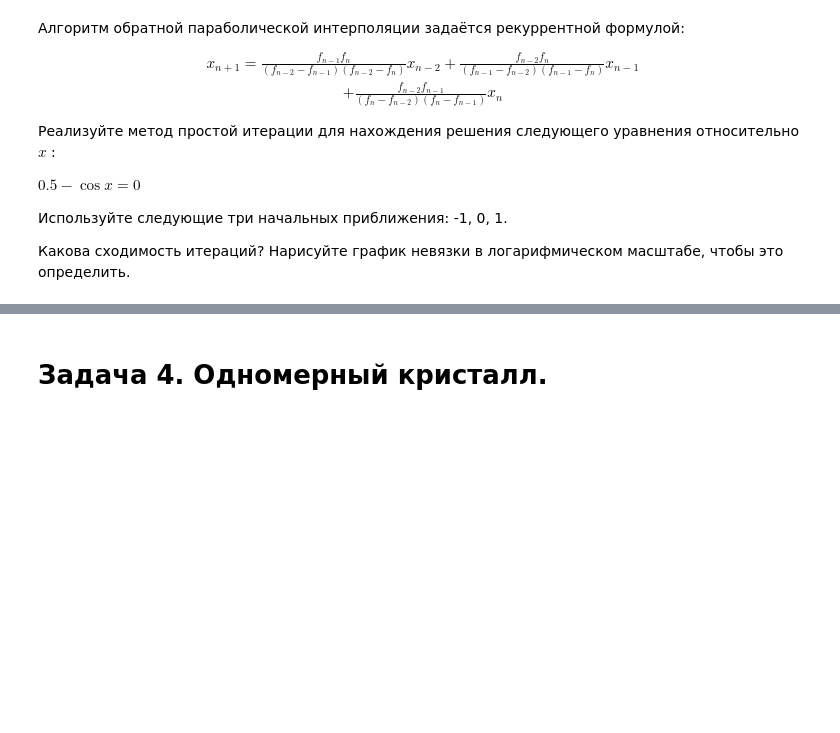
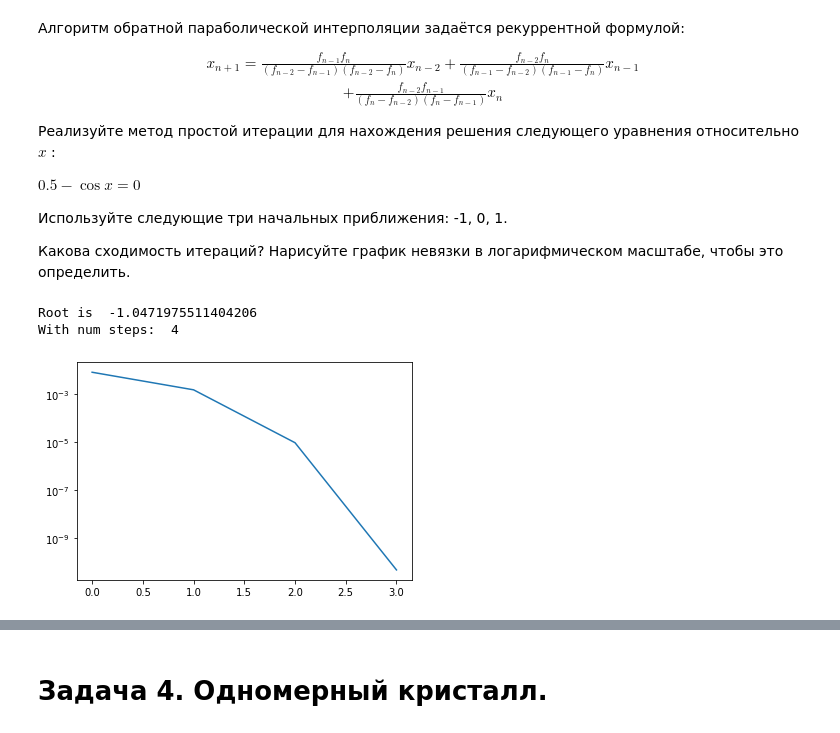
Before and after one commit to nalsur-veallam/Python, a Jupyter notebook: comp_math/Mallaev_4_B02-005.ipynb, the cells around one changed output, grey strips where cells are left out. Drawn from its saved outputs; the diff is of its cells as text; code cells hidden in the pictures; blank space fills up the shorter version.

```diff
--- a/comp_math/Mallaev_4_B02-005.ipynb
+++ b/comp_math/Mallaev_4_B02-005.ipynb
@@ -56,3 +57,44 @@ $$
 Используйте следующие три начальных приближения: -1, 0, 1.
 
 Какова сходимость итераций? Нарисуйте график невязки в логарифмическом масштабе, чтобы это определить.
+# %%
+fun = lambda x : 0.5 - np.cos(x)
+
+def par_inter(fun, x_n2, x_n1, x_n):
+    f_n2 = fun(x_n2)
+    f_n1 = fun(x_n1)
+    f_n = fun(x_n)
+
+    first = f_n1*f_n/(f_n2 - f_n1)/(f_n2 - f_n)
+    second = f_n2*f_n/(f_n1 - f_n2)/(f_n1 - f_n)
+    third = f_n1*f_n2/(f_n - f_n2)/(f_n - f_n1)
+
+    x = first*x_n2 + second*x_n1 + third*x_n
+
+    return x, x_n, x_n1
+# %%
+fun = lambda x : 0.5 - np.cos(x)
+
+x_n2 = -1
+x_n1 = -1 + np.random.rand()
+x_n = -1 + np.random.rand()
+
+nevs = []
+eps = 1e-7
+step = 0
+
+while np.abs(fun(x_n)) > eps:
+    step += 1
+    x_n, x_n1, x_n2 = par_inter(fun, x_n2, x_n1, x_n)
+    nevs.append(-1*fun(x_n))
+
+print("Root is ", x_n)
+print("With num steps: ", step)
+
+plt.plot(nevs)
+plt.yscale('log')
+plt.show()
+# %% [output]
+Root is  -1.0471975511404206
+With num steps:  4
+[figure, added]
```
Also changed, not shown: parts of 3 cells of this notebook.
